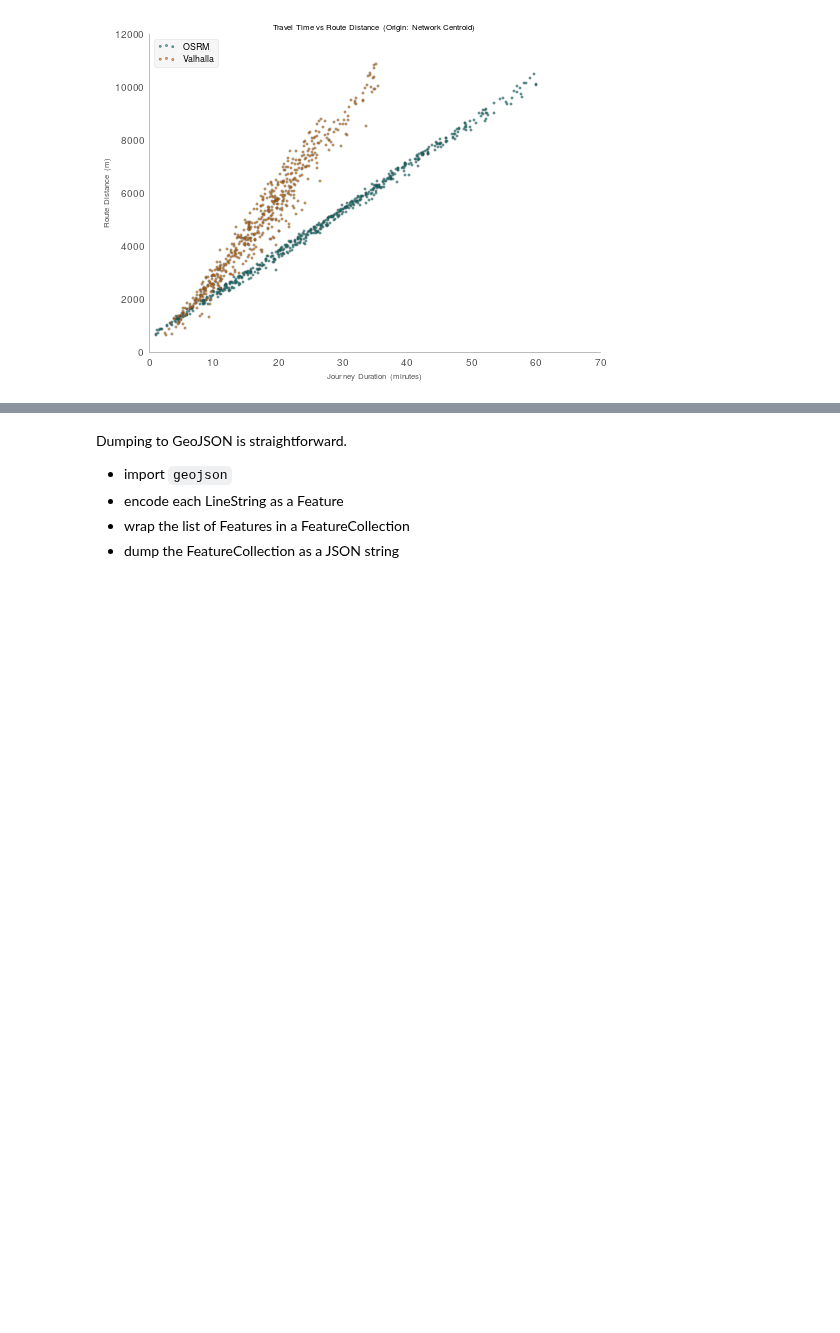
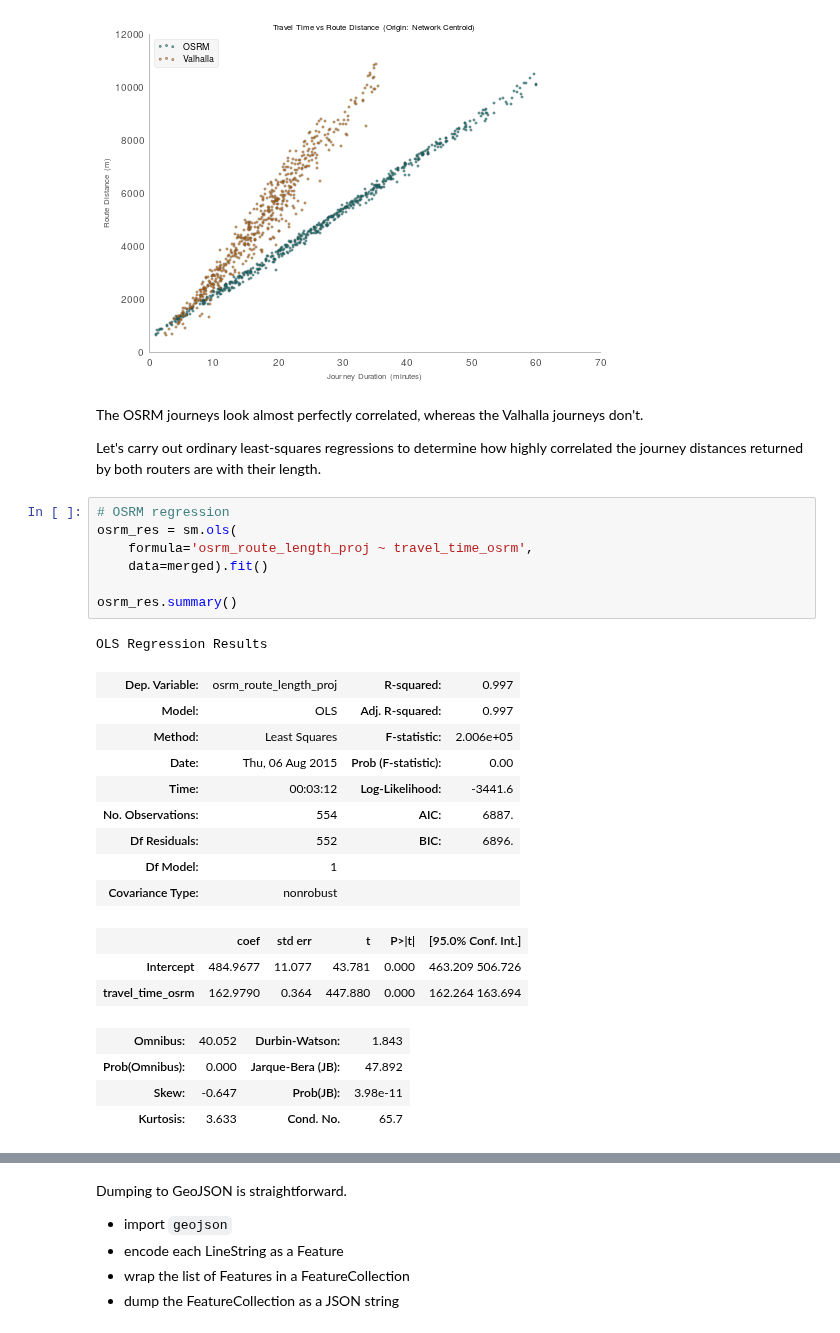
Before and after one commit to urschrei/router_comparison, a Jupyter notebook: OSRM_vs_Valhalla.ipynb, the cells around one changed output, grey strips where cells are left out. Cells and saved outputs as stored; diff of their text form; blank space fills up the shorter version.

Commit message:
Carry out journey distance vs time regressions
And comment upon the implications of the results

```diff
--- a/OSRM_vs_Valhalla.ipynb
+++ b/OSRM_vs_Valhalla.ipynb
@@ -508,3 +510,32 @@ plt.show()
 # %% [output]
 <matplotlib.figure.Figure at 0x...>
 [figure]
+# %% [markdown]
+The OSRM journeys look almost perfectly correlated, whereas the Valhalla journeys don't.
+
+Let's carry out ordinary least-squares regressions to determine how highly correlated the journey distances returned by both routers are with their length.
+# %%
+# OSRM regression
+osrm_res = sm.ols(
+    formula='osrm_route_length_proj ~ travel_time_osrm',
+    data=merged).fit()
+
+osrm_res.summary()
+# %% [output]
+OLS Regression Results
+| Dep. Variable: | osrm_route_length_proj | R-squared: | 0.997 |
+| Model: | OLS | Adj. R-squared: | 0.997 |
+| Method: | Least Squares | F-statistic: | 2.006e+05 |
+| Date: | Thu, 06 Aug 2015 | Prob (F-statistic): | 0.00 |
+| Time: | 00:03:12 | Log-Likelihood: | -3441.6 |
+| No. Observations: | 554 | AIC: | 6887. |
+| Df Residuals: | 552 | BIC: | 6896. |
+| Df Model: | 1 |  |  |
+| Covariance Type: | nonrobust |  |  |
+|  | coef | std err | t | P>|t| | [95.0% Conf. Int.] |
+| Intercept | 484.9677 | 11.077 | 43.781 | 0.000 | 463.209 506.726 |
+| travel_time_osrm | 162.9790 | 0.364 | 447.880 | 0.000 | 162.264 163.694 |
+| Omnibus: | 40.052 | Durbin-Watson: | 1.843 |
+| Prob(Omnibus): | 0.000 | Jarque-Bera (JB): | 47.892 |
+| Skew: | -0.647 | Prob(JB): | 3.98e-11 |
+| Kurtosis: | 3.633 | Cond. No. | 65.7 |
```
Also changed, not shown: parts of 5 cells of this notebook, 1 other file.
